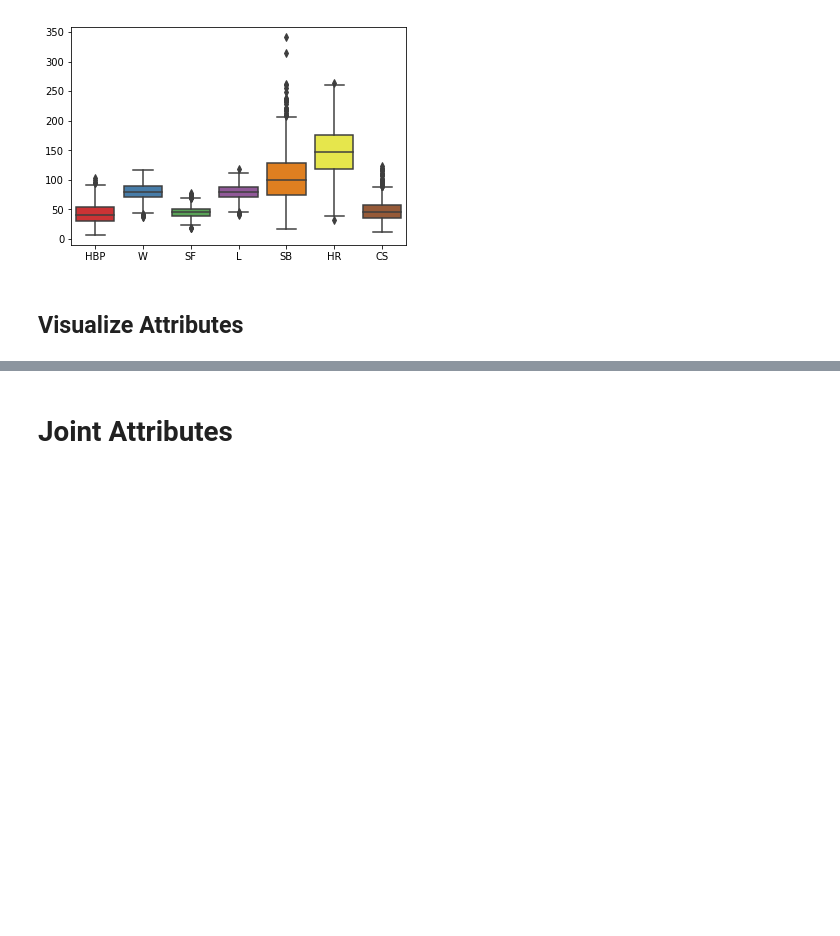
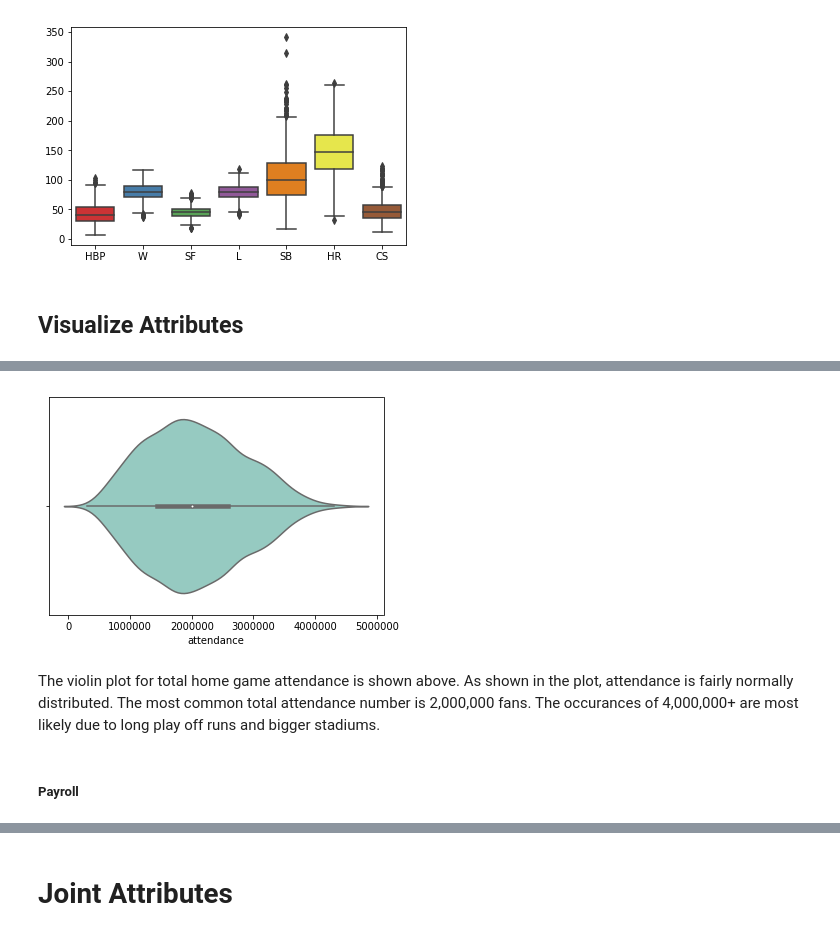
Before and after one commit to georgesturrock/7331_Lab1, a Jupyter notebook: Team2_Lab1.ipynb, the cells around one changed output, grey strips where cells are left out. Drawn from its saved outputs; the diff is of its cells as text; code cells hidden in the pictures; blank space fills up the shorter version.

Commit message:
added some visualization

```diff
--- a/Team2_Lab1.ipynb
+++ b/Team2_Lab1.ipynb
@@ -398,0 +415,9 @@ plt.show()
+# %%
+sns.violinplot(x=teams2["attendance"], palette = 'Set3')
+plt.show()
+# %% [output]
+[figure, added]
+# %% [markdown]
+The violin plot for total home game attendance is shown above. As shown in the plot, attendance is fairly normally distributed. The most common total attendance number is 2,000,000 fans. The occurances of 4,000,000+ are most likely due to long play off runs and bigger stadiums.
+# %% [markdown]
+##### Payroll
```
Also changed, not shown: parts of 11 cells of this notebook.
